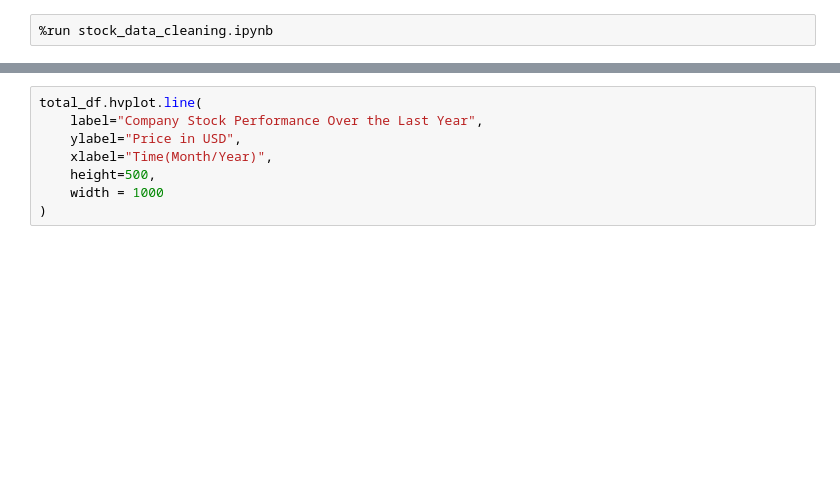
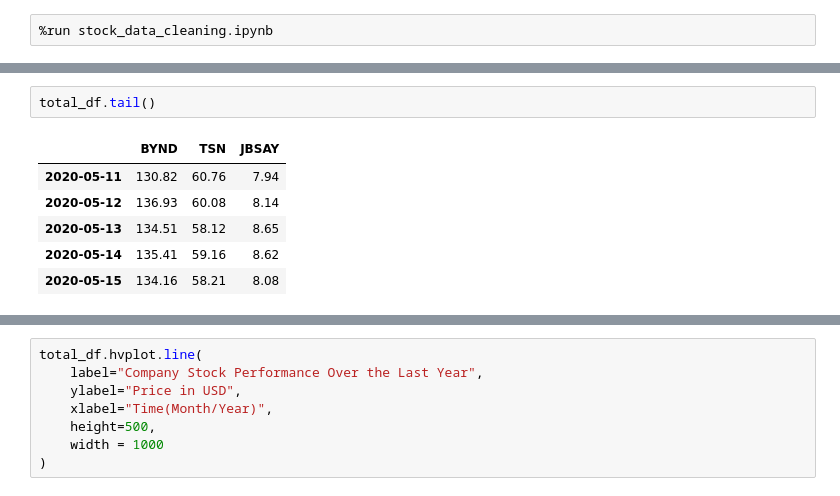
Before and after one commit to dkleinvelderman/Fintech_Project_1, a Jupyter notebook: stock_data/stock_data_analysis.ipynb, the cells around one changed output, grey strips where cells are left out. Cells and saved outputs as stored; diff of their text form; blank space fills up the shorter version.

```diff
--- a/stock_data/stock_data_analysis.ipynb
+++ b/stock_data/stock_data_analysis.ipynb
@@ -18,2 +19,11 @@ total_df.head()
+# %%
+total_df.tail()
+# %% [output]
+|  | BYND | TSN | JBSAY |
+| 2020-05-11 | 130.82 | 60.76 | 7.94 |
+| 2020-05-12 | 136.93 | 60.08 | 8.14 |
+| 2020-05-13 | 134.51 | 58.12 | 8.65 |
+| 2020-05-14 | 135.41 | 59.16 | 8.62 |
+| 2020-05-15 | 134.16 | 58.21 | 8.08 |
 # %%
 daily_returns = total_df.pct_change()
```
Also changed, not shown: parts of 6 cells of this notebook, 1 other file.
